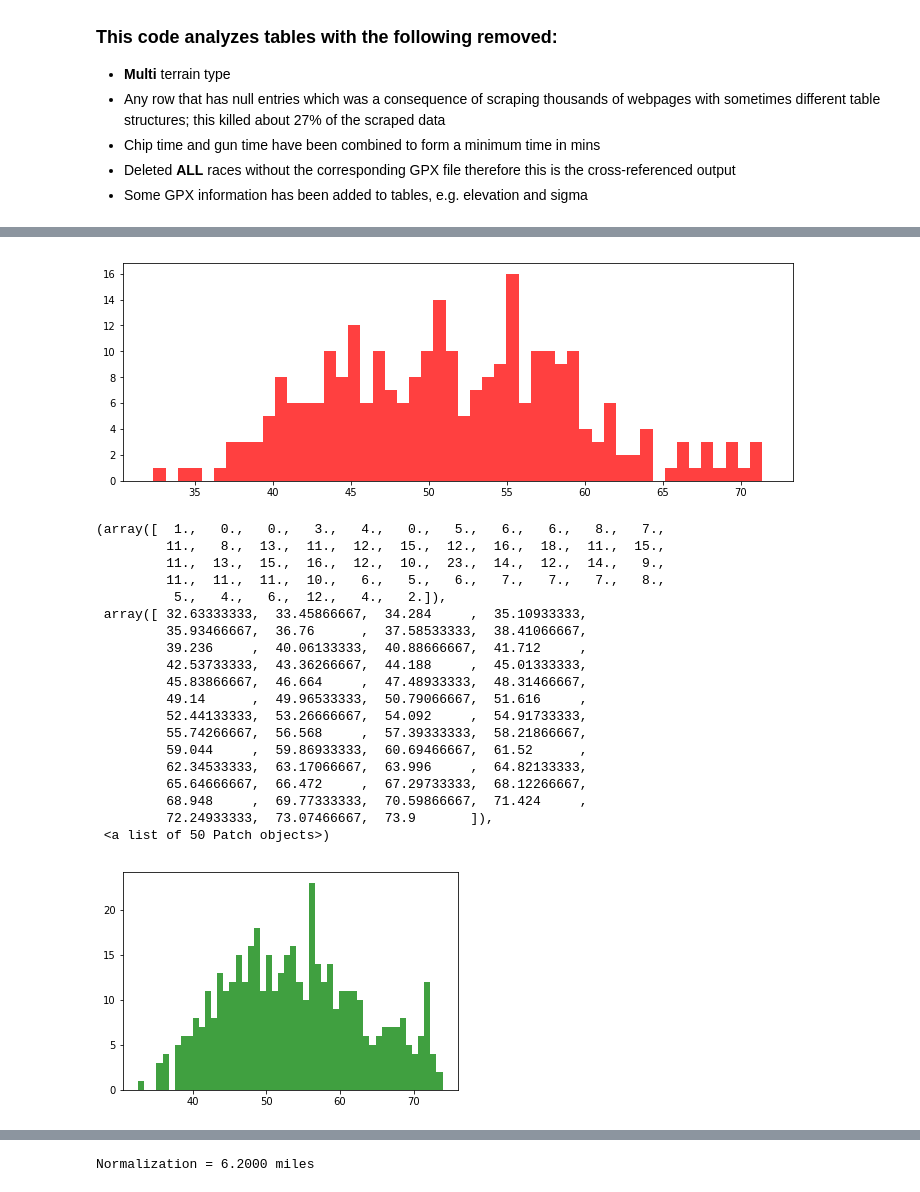
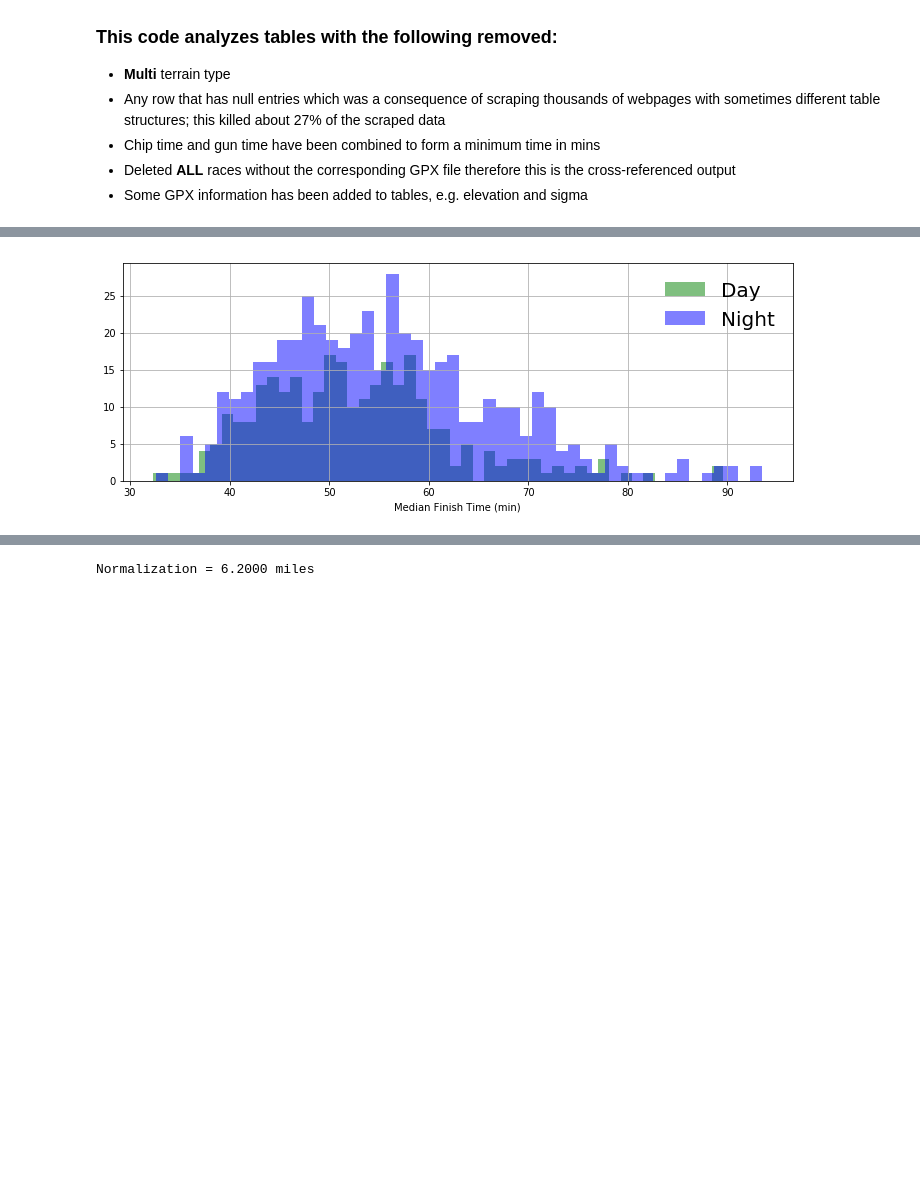
Before and after one commit to freddyox/letsdothis, a Jupyter notebook: analysis.ipynb, the cells around one changed output, grey strips where cells are left out. Saved outputs shown, nothing was run; the diff lists cells and outputs as text; code cells hidden in the pictures; blank space fills up the shorter version.

```diff
--- a/analysis.ipynb
+++ b/analysis.ipynb
@@ -85,35 +98,18 @@ race_type = '10K'
 df=df[df.race_title==race_type]
 subdf=df[df.race_title==race_type].groupby(['meeting_id','sex','age_group','race_title'],as_index=False)['min_time'].median()
 # %%
-f, ax = plt.subplots(1,1, figsize=(12,4))
-A=df.groupby(['event_title','min_time'], as_index=False).count()
-Al = A[A.event_title=='RunThrough Chase The Moon Olympic Park 10K']
-plt.hist(list(Al.min_time.values), 50,facecolor='r',
-         alpha=0.75)
-plt.show()
-
-Ar = A[A.event_title=='RunThrough Olympic Park 10K']
-plt.hist(list(Ar.min_time.values), 50,
-                            facecolor='g', alpha=0.75)
+if race_type == '10K':
+    f, ax = plt.subplots(1,1, figsize=(12,4))
+    A=df.groupby(['event_title','min_time'], as_index=False).count()
+    Ar = A[A.event_title=='RunThrough Olympic Park 10K']
+    Al = A[A.event_title=='RunThrough Chase The Moon Olympic Park 10K']
+    plt.hist(list(Al.min_time.values), 50,
+             alpha=0.5, label='Day', facecolor='g')
+    plt.hist(list(Ar.min_time.values), 50,
+             alpha=0.5, label='Night',facecolor='b')
+    plt.legend(loc='upper right',frameon=False, prop={'size':20})
+    plt.grid(True)
+    plt.xlabel('Median Finish Time (min)')
+    plt.show()
 # %% [output]
-[figure, old version]
+[figure, new version]
-(array([  1.,   0.,   0.,   3.,   4.,   0.,   5.,   6.,   6.,   8.,   7.,
-         11.,   8.,  13.,  11.,  12.,  15.,  12.,  16.,  18.,  11.,  15.,
-         11.,  13.,  15.,  16.,  12.,  10.,  23.,  14.,  12.,  14.,   9.,
-         11.,  11.,  11.,  10.,   6.,   5.,   6.,   7.,   7.,   7.,   8.,
-          5.,   4.,   6.,  12.,   4.,   2.]),
- array([ 32.63333333,  33.45866667,  34.284     ,  35.10933333,
-         35.93466667,  36.76      ,  37.58533333,  38.41066667,
-         39.236     ,  40.06133333,  40.88666667,  41.712     ,
-         42.53733333,  43.36266667,  44.188     ,  45.01333333,
-         45.83866667,  46.664     ,  47.48933333,  48.31466667,
-         49.14      ,  49.96533333,  50.79066667,  51.616     ,
-         52.44133333,  53.26666667,  54.092     ,  54.91733333,
-         55.74266667,  56.568     ,  57.39333333,  58.21866667,
-         59.044     ,  59.86933333,  60.69466667,  61.52      ,
-         62.34533333,  63.17066667,  63.996     ,  64.82133333,
-         65.64666667,  66.472     ,  67.29733333,  68.12266667,
-         68.948     ,  69.77333333,  70.59866667,  71.424     ,
-         72.24933333,  73.07466667,  73.9       ]),
- <a list of 50 Patch objects>)
-[figure, removed]
```
Also changed, not shown: parts of 26 cells of this notebook, 28 other files.
